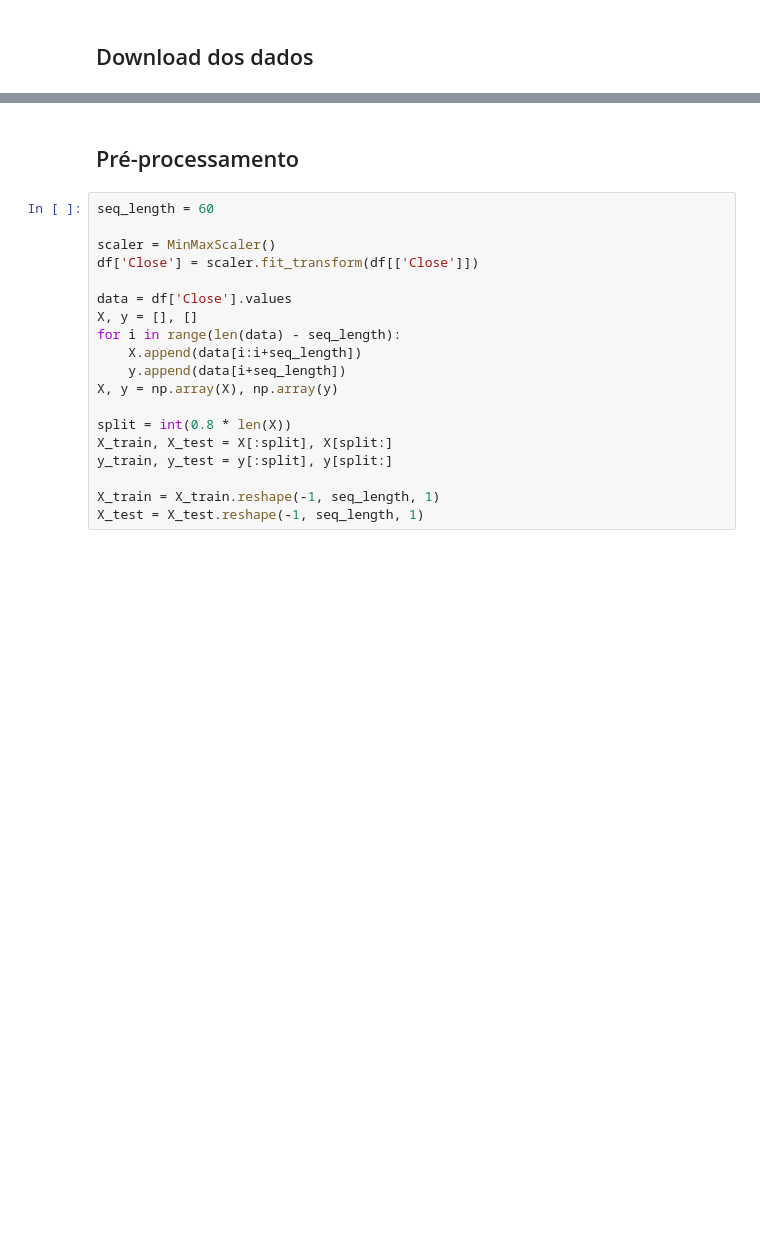
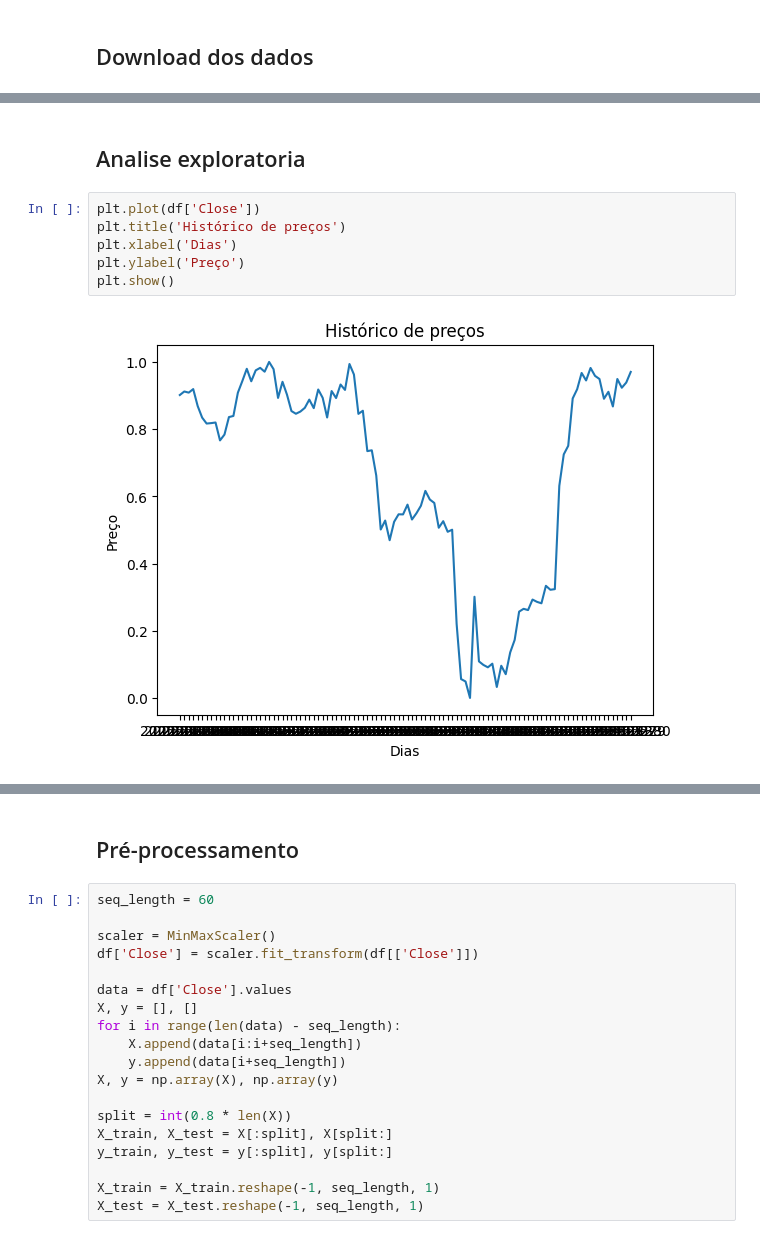
Before and after one commit to diegoalber1/ml-tech-fiap-financial-api, a Jupyter notebook: notebooks/stocks-model-training.ipynb, the cells around one changed output, grey strips where cells are left out. Drawn from its saved outputs; the diff is of its cells as text; blank space fills up the shorter version.

Commit message:
analise exploratoria

```diff
--- a/notebooks/stocks-model-training.ipynb
+++ b/notebooks/stocks-model-training.ipynb
@@ -66,0 +82,10 @@ Price
+# %% [markdown]
+## Analise exploratoria
+# %%
+plt.plot(df['Close'])
+plt.title('Histórico de preços')
+plt.xlabel('Dias')
+plt.ylabel('Preço')
+plt.show()
+# %% [output]
+[figure, added]
```
Also changed, not shown: parts of 7 cells of this notebook.
